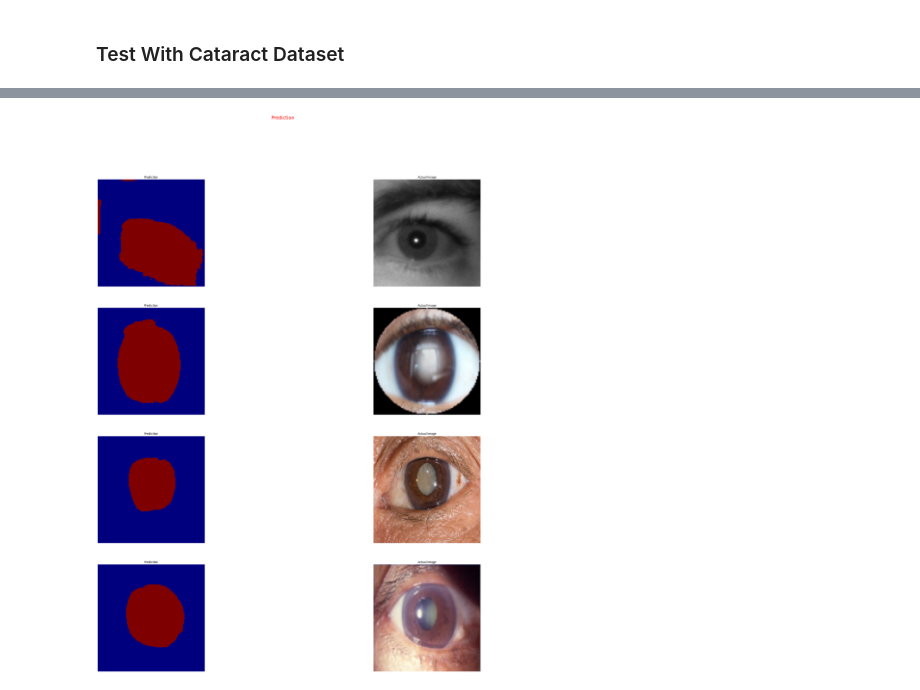
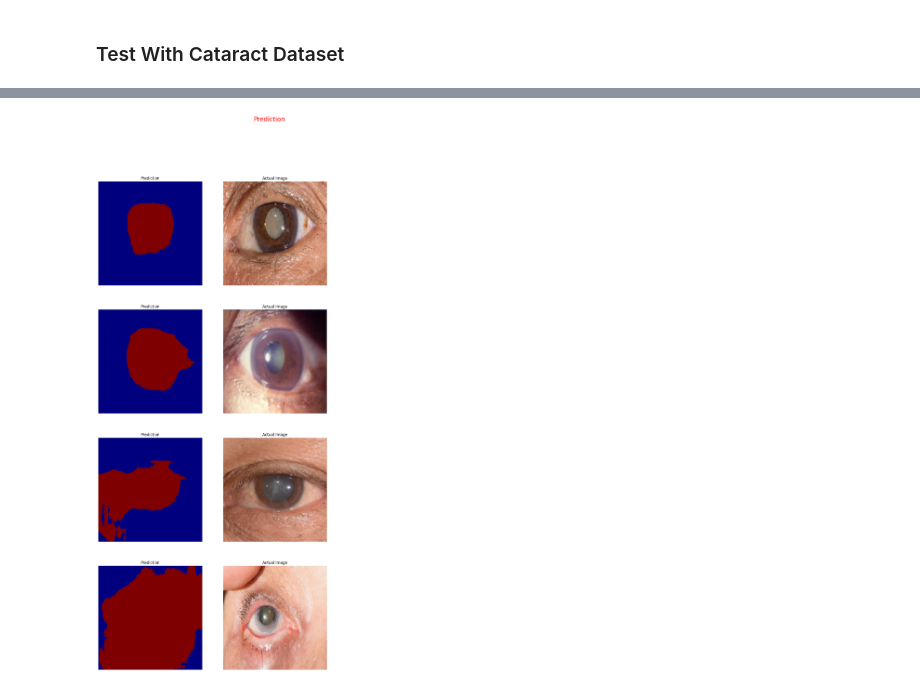
Before and after one commit to aimarabimanyu/Sistem-Diagnosa-Katarak-CNN-UNET, a Jupyter notebook: segmentation_model.ipynb, the cells around one changed output, grey strips where cells are left out. Saved outputs shown, nothing was run; the diff lists cells and outputs as text; code cells hidden in the pictures.

Commit message:
update log, update segmentation_model.ipynb unet vanilla, update segmentation_model.ipynb data augmentation

```diff
--- a/segmentation_model.ipynb
+++ b/segmentation_model.ipynb
@@ -646 +616,23 @@ unet = keras.Model(inputs=[input_layer], outputs=[output])
+# %%
+# Input Layer
+input_layer = keras.layers.Input((IMG_HEIGHT, IMG_WIDTH, 3), name="input_image")
+
+# Build Contraction Path
+c1, s1 = EncoderBlock(input_layer, 16)
+c2, s2 = EncoderBlock(c1, 32)
+c3, s3 = EncoderBlock(c2, 64)
+c4, s4 = EncoderBlock(c3, 128)
+c5, _ = EncoderBlock(c4, 256, max_pooling=False)
+
+# Build Expansive Path
+e1 = DecoderBlock(c5, s4, 128)
+e2 = DecoderBlock(e1, s3, 64)
+e3 = DecoderBlock(e2, s2, 32)
+e4 = DecoderBlock(e3, s1, 16)
+
+# Output Layer
+output = keras.layers.Conv2D(256, (1,1), activation='sigmoid')(e4)
+
+# Initialize Model
+unet2 = keras.Model(inputs=[input_layer], outputs=[output])
 # %%
@@ -666,11 +658,11 @@ ________________________________________________________________________________
 # %% [markdown]
 ### Train Model #2
 # %%
-unet.compile(optimizer=keras.optimizers.Adam(),
+unet2.compile(optimizer=keras.optimizers.Adam(),
               loss=keras.losses.SparseCategoricalCrossentropy(from_logits=False),
               metrics=['accuracy'])
 # %%
-model_history = unet.fit(
+model_history2 = unet2.fit(
     train,
     validation_data=val,
     steps_per_epoch=(len(X_train) // BATCH_SIZE_SEG),
@@ -797,7 +789,7 @@ loss, accuracy = unet.evaluate(test)
 img, mask = next(iter(test))
 
 # Make Prediction
-pred = unet.predict(img)
+pred = unet2.predict(img)
 plt.figure(figsize=(30,38))
 
 k = 0
@@ -897,8 +889,8 @@ test = test.batch(BATCH_SIZE_SEG)
 img, mask = next(iter(test))
 
 # Make Prediction
-pred = unet.predict(img)
-plt.figure(figsize=(30,38))
+pred = unet2.predict(img)
+plt.figure(figsize=(20,28))
 
 k = 0
 for i in pred:
@@ -910,7 +902,7 @@ for i in pred:
     plt.title('Prediction')
 
     # Plot the Actual Image
-    plt.subplot(4,3,3+k*3)
+    plt.subplot(4,3,2+k*3)
     plt.imshow(img[k])
     plt.axis('off')
     plt.title('Actual Image')
@@ -924 +916 @@ plt.show()
-[figure, old version]
+[figure, new version]
```
Also changed, not shown: parts of 16 cells of this notebook, 3 other files.
